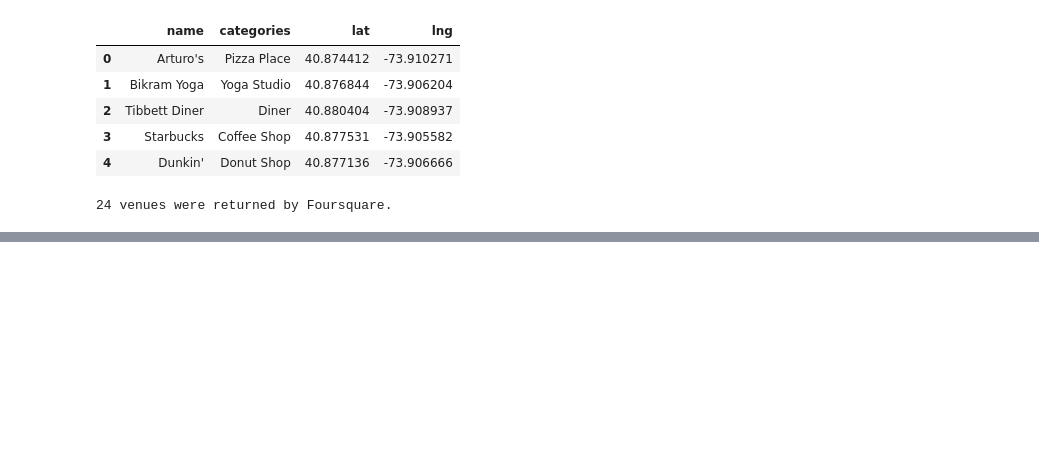
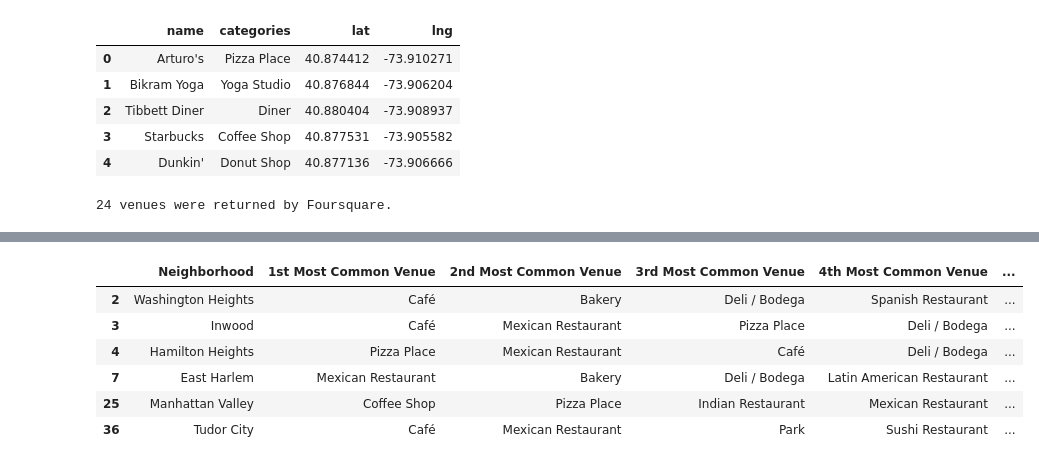
Before and after one commit to edwinasberg/IBM_Data-Science_Certificate, a Jupyter notebook: Week 2_Assignment.ipynb, the cells around one changed output, grey strips where cells are left out. Cells and saved outputs as stored; diff of their text form; code cells hidden in the pictures; blank space fills up the shorter version.

```diff
--- a/Week 2_Assignment.ipynb
+++ b/Week 2_Assignment.ipynb
@@ -269,0 +299,2 @@ print('{} venues were returned by Foursquare.'.format(nearby_venues.shape[0]))
+# %%
+manhattan_grouped = manhattan_onehot.groupby('Neighborhood').mean().reset_index()
@@ -269,0 +332,6 @@ print('{} venues were returned by Foursquare.'.format(nearby_venues.shape[0]))
+# %%
+def return_most_common_venues(row, num_top_venues):
+    row_categories = row.iloc[1:]
+    row_categories_sorted = row_categories.sort_values(ascending=False)
+
+    return row_categories_sorted.index.values[0:num_top_venues] #putting into pandas df
@@ -269,0 +366,13 @@ print('{} venues were returned by Foursquare.'.format(nearby_venues.shape[0]))
+# %%
+#clusters
+
+# set number of clusters
+kclusters = 5
+
+manhattan_grouped_clustering = manhattan_grouped.drop('Neighborhood', 1)
+
+# run k-means clustering
+kmeans = KMeans(n_clusters=kclusters, random_state=0).fit(manhattan_grouped_clustering)
+
+# check cluster labels generated for each row in the dataframe
+kmeans.labels_[0:10]
@@ -269,0 +381,10 @@ print('{} venues were returned by Foursquare.'.format(nearby_venues.shape[0]))
+# %%
+# add clustering labels
+neighborhoods_venues_sorted.insert(0, 'Cluster Labels', kmeans.labels_)
+
+manhattan_merged = manhattan_data
+
+# merge toronto_grouped with toronto_data to add latitude/longitude for each neighborhood
+manhattan_merged = manhattan_merged.join(neighborhoods_venues_sorted.set_index('Neighborhood'), on='Neighborhood')
+
+manhattan_merged.head() # check the last columns!
@@ -269,0 +424,12 @@ print('{} venues were returned by Foursquare.'.format(nearby_venues.shape[0]))
+# %%
+#examining cluster 1
+
+manhattan_merged.loc[manhattan_merged['Cluster Labels'] == 0, manhattan_merged.columns[[1] + list(range(5, manhattan_merged.shape[1]))]]
+# %% [output]
+|  | Neighborhood | 1st Most Common Venue | 2nd Most Common Venue | 3rd Most Common Venue | 4th Most Common Venue | ... |
+| 2 | Washington Heights | Café | Bakery | Deli / Bodega | Spanish Restaurant | ... |
+| 3 | Inwood | Café | Mexican Restaurant | Pizza Place | Deli / Bodega | ... |
+| 4 | Hamilton Heights | Pizza Place | Mexican Restaurant | Café | Deli / Bodega | ... |
+| 7 | East Harlem | Mexican Restaurant | Bakery | Deli / Bodega | Latin American Restaurant | ... |
+| 25 | Manhattan Valley | Coffee Shop | Pizza Place | Indian Restaurant | Mexican Restaurant | ... |
+| 36 | Tudor City | Café | Mexican Restaurant | Park | Sushi Restaurant | ... |
```
Also changed, not shown: parts of 17 cells of this notebook.
